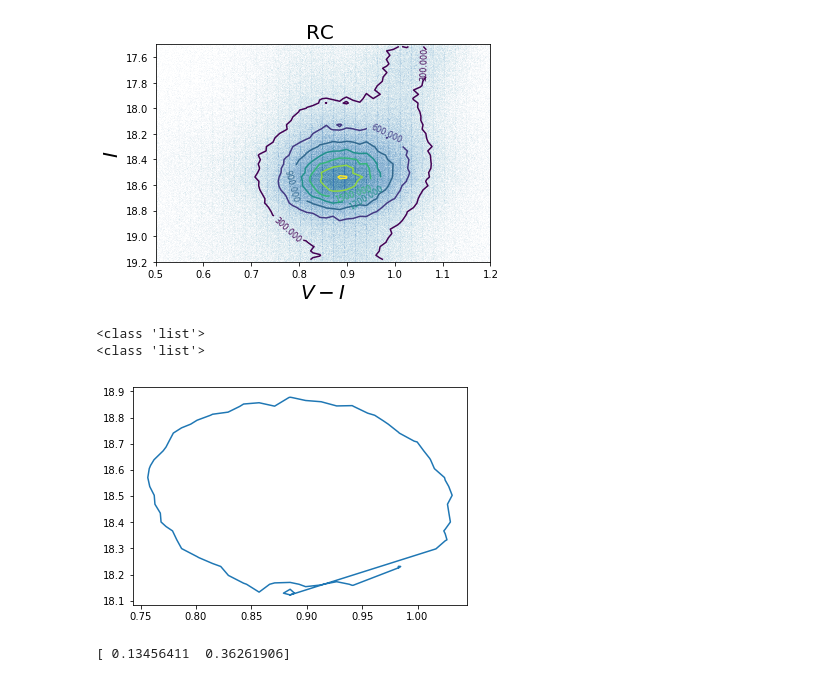
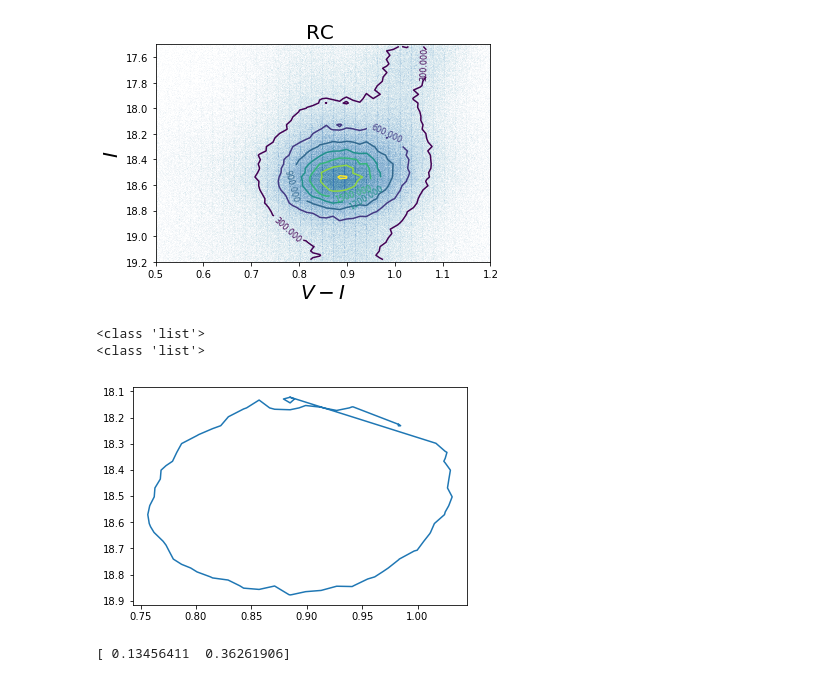
Before and after one commit to DouglasGrion/Red-Clump-Locations, a Jupyter notebook: Red-Clump-Location.ipynb, the cells around one changed output. Saved outputs shown, nothing was run; the diff lists cells and outputs as text; code cells hidden in the pictures.

```diff
--- a/Red-Clump-Location.ipynb
+++ b/Red-Clump-Location.ipynb
@@ -322,34 +322,35 @@ points2 =[[  0.88500003,  18.122275  ],
        [  0.94100003,  18.1589664 ],
        [  0.94195288,  18.15920925],
        [  0.98300003,  18.22614318],
        [  0.98262165,  18.23100033],
        [  0.98300003,  18.23173946],
        [  0.98475003,  18.23100033],
        [  0.98300003,  18.22614318]]
 
 print(type(points2))
 
 testList2 = []
 x1 = []
 y1 = []
 for (elem1, elem2) in points2:
     testList2 += [(elem1, elem2)]
     x1 += [elem1]
     y1 += [elem2]
 
 zip(*testList2)
 plt.plot(*zip(*testList2))
+plt.ylim(reversed(plt.ylim()))
 plt.show()
 
 x1 = np.array(x1)
 x2= x1.flatten()
 
 y1 = np.array(y1)
 y2 = y1.flatten()
 # %% [output]
 <class 'list'>
 <class 'list'>
-[figure, old version]
+[figure, new version]
 # %%
 from numpy.linalg import eig, inv
 import matplotlib.patches as patches
```
